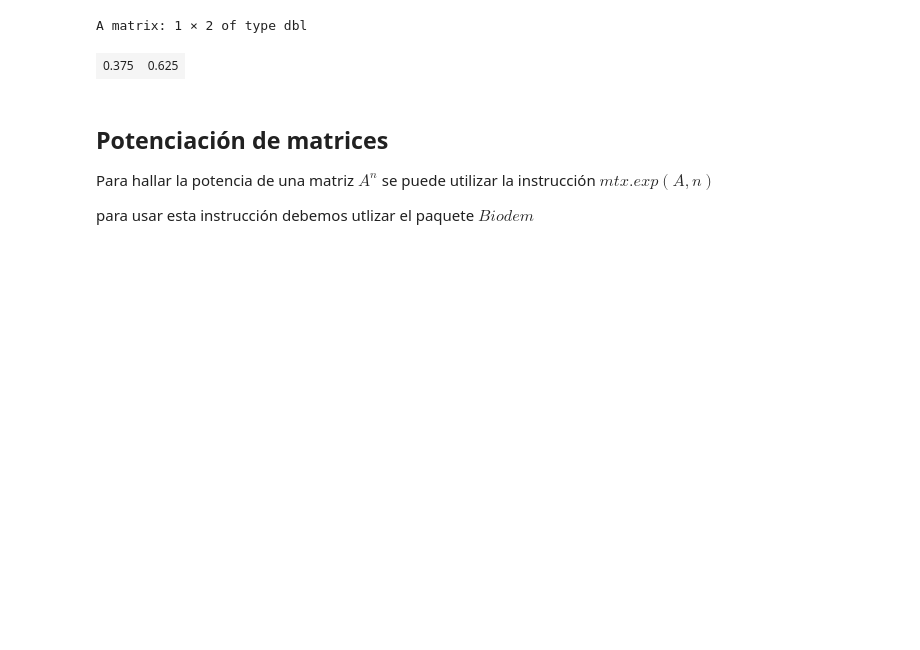
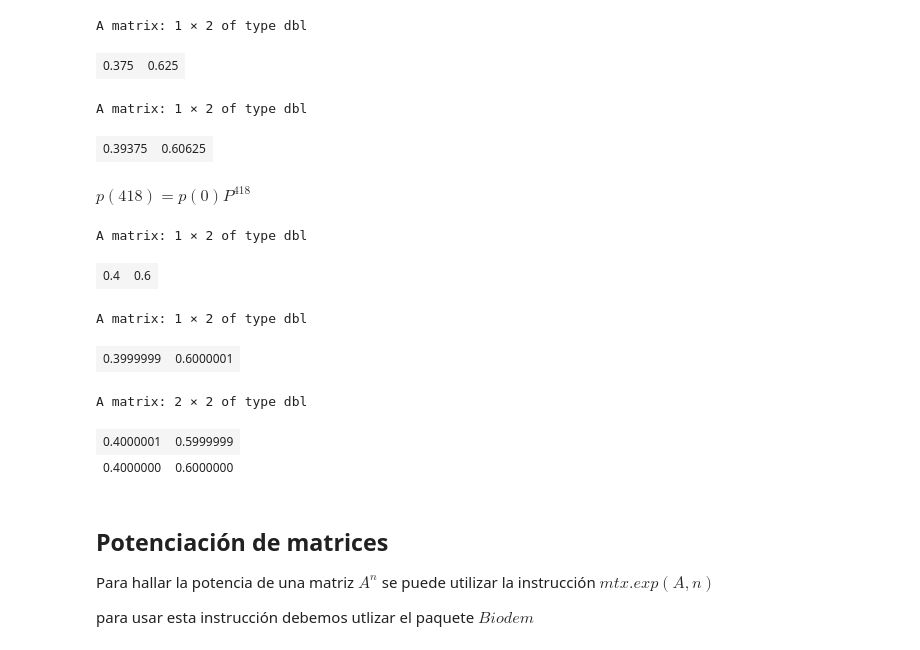
Before and after one commit to ALdoMartineCh16/Analisis-Exploratorio-de-Datos-Espaciales, a Jupyter notebook: SESION_13_AEDE_CADENAS_DE_MARKOV_01.ipynb, the cells around one changed output. Saved outputs shown, nothing was run; the diff lists cells and outputs as text; code cells hidden in the pictures; blank space fills up the shorter version.

```diff
--- a/SESION_13_AEDE_CADENAS_DE_MARKOV_01.ipynb
+++ b/SESION_13_AEDE_CADENAS_DE_MARKOV_01.ipynb
@@ -182,6 +176,34 @@ p2
 # %% [output]
 A matrix: 1 × 2 of type dbl
 | 0.375 | 0.625 |
+# %%
+p_4=p0%*%(P%^%4)
+p_4
+# %% [output]
+A matrix: 1 × 2 of type dbl
+| 0.39375 | 0.60625 |
+# %% [markdown]
+$p(418)=p(0)P^{418}$
+# %%
+p_418=p0%*%(P%^%418)
+p_418
+# %% [output]
+A matrix: 1 × 2 of type dbl
+| 0.4 | 0.6 |
+# %%
+k=20
+p_k=p0%*%(P%^%k)
+p_k
+# %% [output]
+A matrix: 1 × 2 of type dbl
+| 0.3999999 | 0.6000001 |
+# %%
+k=23x
+P%^%k
+# %% [output]
+A matrix: 2 × 2 of type dbl
+| 0.4000001 | 0.5999999 |
+| 0.4000000 | 0.6000000 |
 # %% [markdown]
 ## **Potenciación de matrices**
 
```
Also changed, not shown: parts of 4 cells of this notebook.
